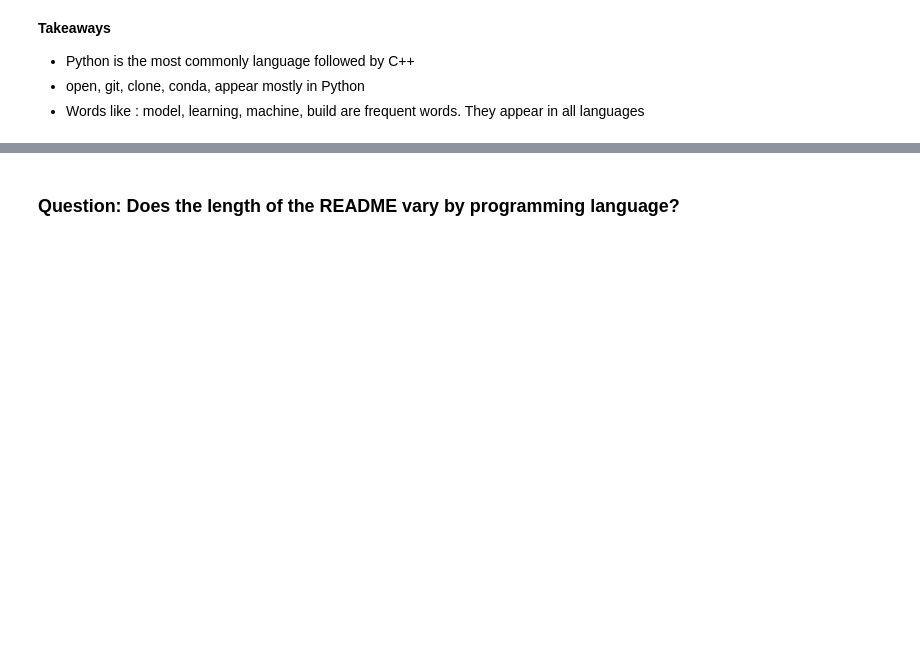
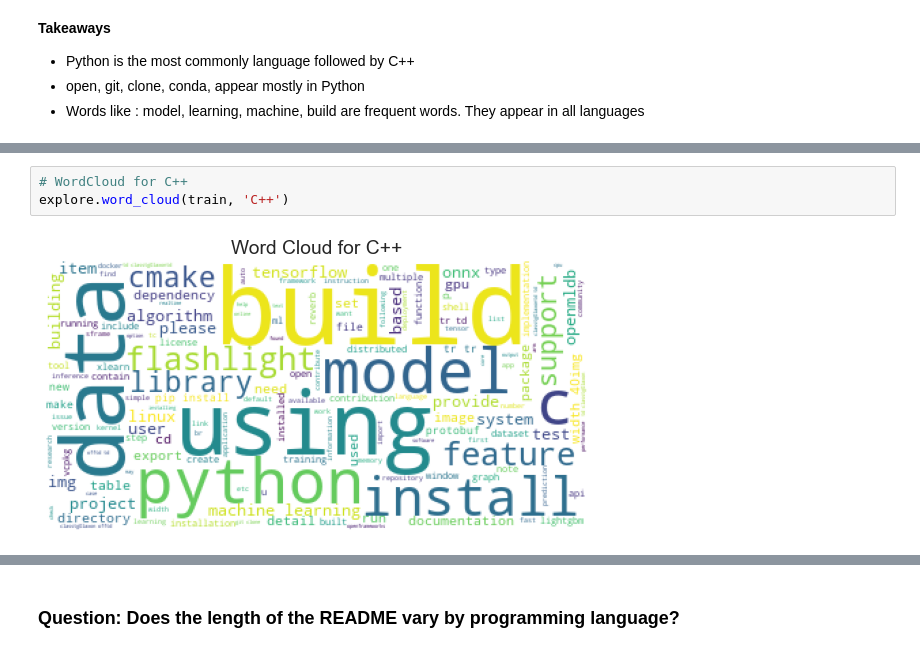
Before and after one commit to brandyn-oliver-jesse-nlp/github-readme-languages, a Jupyter notebook: final_notebook.ipynb, the cells around one changed output, grey strips where cells are left out. Saved outputs shown, nothing was run; the diff lists cells and outputs as text; blank space fills up the shorter version.

```diff
--- a/final_notebook.ipynb
+++ b/final_notebook.ipynb
@@ -111,0 +128,5 @@ explore.common_words(word_counts)
+# %%
+# WordCloud for C++
+explore.word_cloud(train, 'C++')
+# %% [output]
+[figure, added]
```
Also changed, not shown: parts of 21 cells of this notebook.
